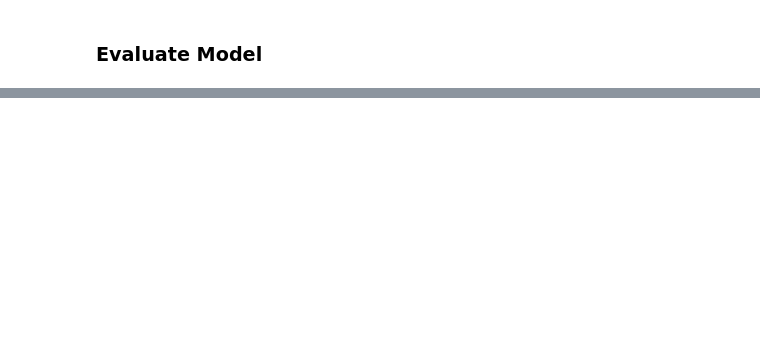
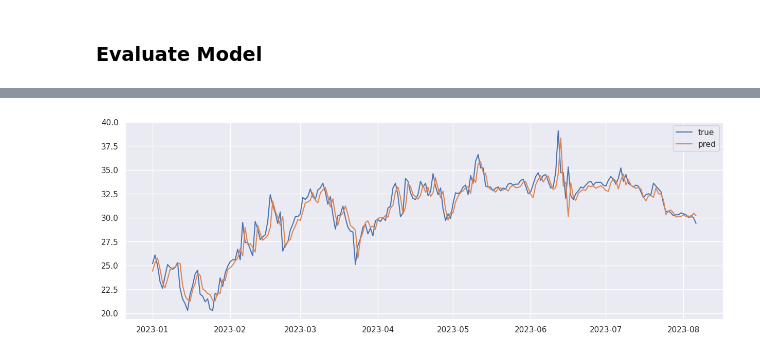
Before and after one commit to OmdenaAI/karachi-pakistan-weather-prediction, a Jupyter notebook: src/tasks/task_3_modelling/LSTM_Heatwave_Predictions.ipynb, the cells around one changed output, grey strips where cells are left out. Drawn from its saved outputs; the diff is of its cells as text; code cells hidden in the pictures; blank space fills up the shorter version.

Commit message:
LSTM update
Flood predictions are out of scope for the time being.

```diff
--- a/src/tasks/task_3_modelling/LSTM_Heatwave_Predictions.ipynb
+++ b/src/tasks/task_3_modelling/LSTM_Heatwave_Predictions.ipynb
@@ -323,0 +367,24 @@ on top of that, as I used a window size of 1, I guess my predictions should stic
+# %%
+# make a prediction
+print(sample_X.shape)
+yhat = model.predict(sample_X)
+print(pred_size)
+# invert scaling for forecast
+sample_X = sample_X.reshape(sample_X.shape[0],sample_X.shape[2])
+inv_yhat = concatenate((yhat, sample_X[:, 1:]), axis=1)
+
+inv_yhat = minmax.inverse_transform(inv_yhat)
+inv_yhat = inv_yhat[:,0]
+
+# invert scaling for actual
+print(sample_y.shape)
+y = sample_y.reshape((len(sample_y), 1))
+
+inv_y = concatenate((y, sample_X[:, 1:]), axis=1)
+inv_y = minmax.inverse_transform(inv_y)
+inv_y = inv_y[:,0]
+# calculate RMSE
+rmse = sqrt(mean_squared_error(inv_y, inv_yhat))
+print('Test RMSE: %.3f' % rmse)
+print(inv_y.mean())
+print('rmse %', rmse/inv_y.mean()*100)
@@ -323,0 +399,17 @@ on top of that, as I used a window size of 1, I guess my predictions should stic
+# %%
+start_date = '2023-01-01'
+end_date = '2023-08-06'
+
+# Create a boolean mask for the desired date range
+mask = (df_k.index >= start_date) & (df_k.index <= end_date)
+
+# Select the index labels within the date range
+index_range = df_k.index[mask]
+
+plt.figure(figsize=(15,5))
+plt.plot(index_range,inv_y, label='true')
+plt.plot(index_range,inv_yhat, label='pred')
+plt.legend()
+plt.show()
+# %% [output]
+[figure, added]
```
Also changed, not shown: parts of 30 cells of this notebook.
